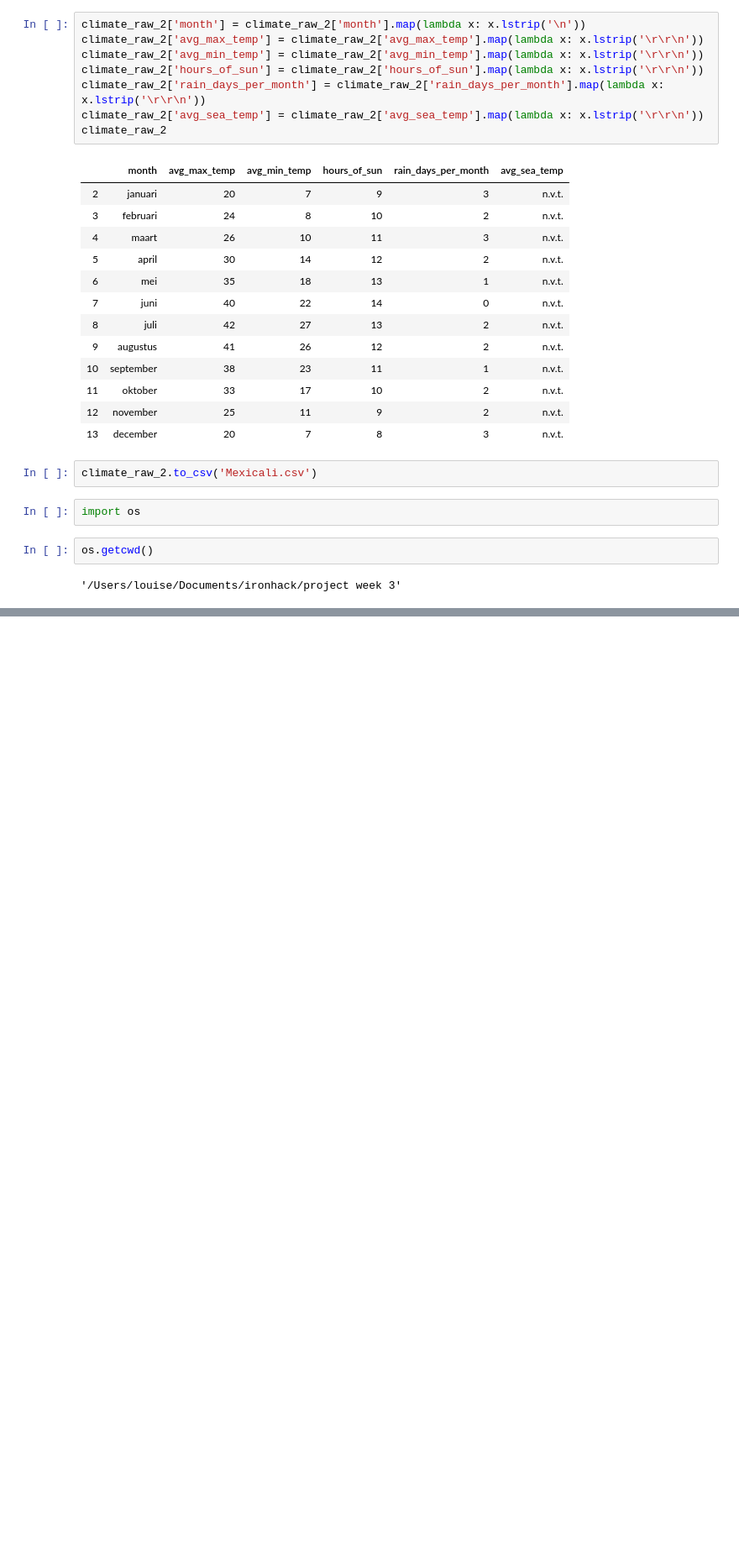
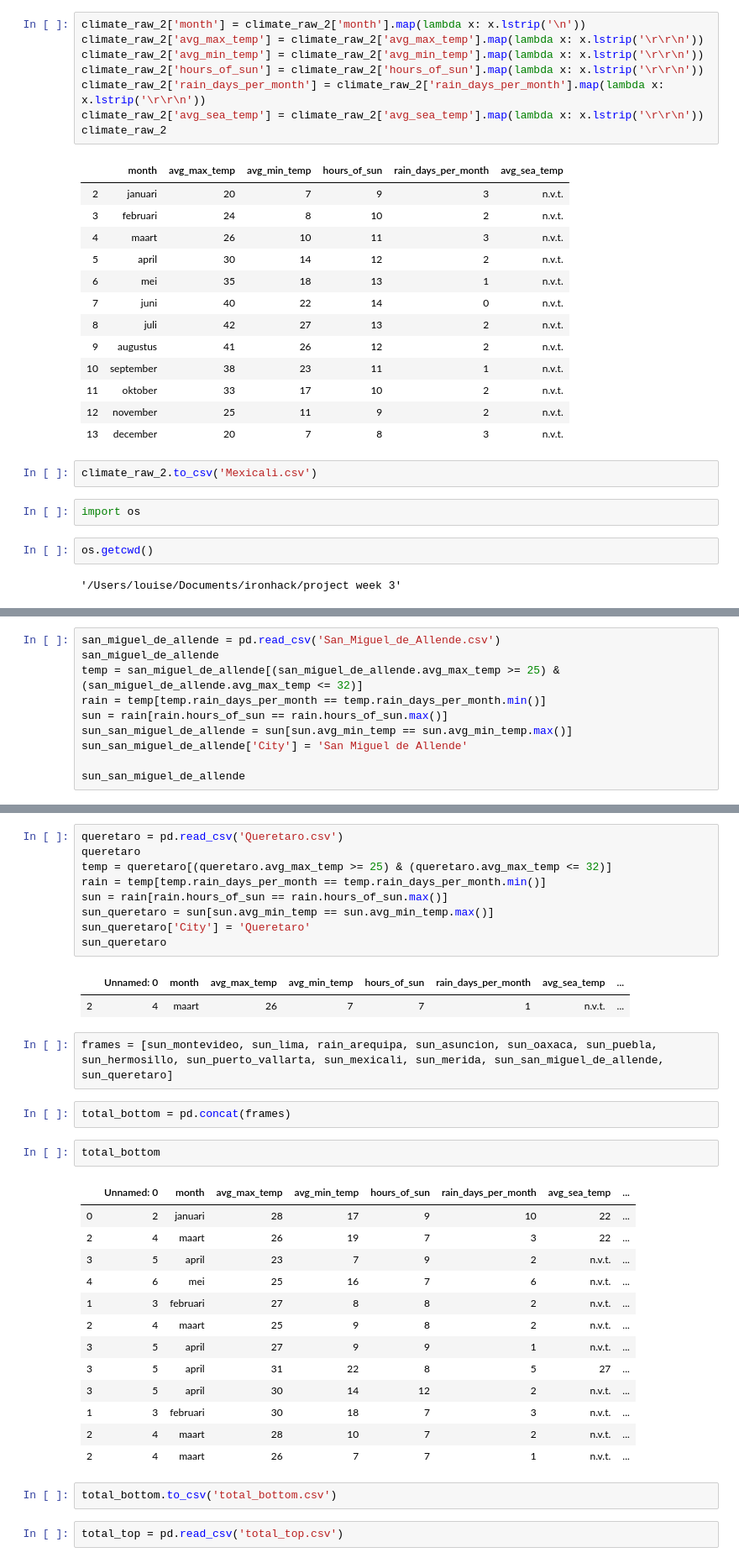
Before and after one commit to LouiseMerle/Project-South-America, a Jupyter notebook: climate data.ipynb, the cells around one changed output, grey strips where cells are left out. Shown: that part at 84% size. Cells and saved outputs as stored; diff of their text form; blank space fills up the shorter version.

```diff
--- a/climate data.ipynb
+++ b/climate data.ipynb
@@ -81,0 +218,10 @@ os.getcwd()
+# %%
+san_miguel_de_allende = pd.read_csv('San_Miguel_de_Allende.csv')
+san_miguel_de_allende
+temp = san_miguel_de_allende[(san_miguel_de_allende.avg_max_temp >= 25) & (san_miguel_de_allende.avg_max_temp <= 32)]
+rain = temp[temp.rain_days_per_month == temp.rain_days_per_month.min()]
+sun = rain[rain.hours_of_sun == rain.hours_of_sun.max()]
+sun_san_miguel_de_allende = sun[sun.avg_min_temp == sun.avg_min_temp.max()]
+sun_san_miguel_de_allende['City'] = 'San Miguel de Allende'
+
+sun_san_miguel_de_allende
@@ -81,0 +236,36 @@ os.getcwd()
+# %%
+queretaro = pd.read_csv('Queretaro.csv')
+queretaro
+temp = queretaro[(queretaro.avg_max_temp >= 25) & (queretaro.avg_max_temp <= 32)]
+rain = temp[temp.rain_days_per_month == temp.rain_days_per_month.min()]
+sun = rain[rain.hours_of_sun == rain.hours_of_sun.max()]
+sun_queretaro = sun[sun.avg_min_temp == sun.avg_min_temp.max()]
+sun_queretaro['City'] = 'Queretaro'
+sun_queretaro
+# %% [output]
+|  | Unnamed: 0 | month | avg_max_temp | avg_min_temp | hours_of_sun | rain_days_per_month | avg_sea_temp | ... |
+| 2 | 4 | maart | 26 | 7 | 7 | 1 | n.v.t. | ... |
+# %%
+frames = [sun_montevideo, sun_lima, rain_arequipa, sun_asuncion, sun_oaxaca, sun_puebla, sun_hermosillo, sun_puerto_vallarta, sun_mexicali, sun_merida, sun_san_miguel_de_allende, sun_queretaro]
+# %%
+total_bottom = pd.concat(frames)
+# %%
+total_bottom
+# %% [output]
+|  | Unnamed: 0 | month | avg_max_temp | avg_min_temp | hours_of_sun | rain_days_per_month | avg_sea_temp | ... |
+| 0 | 2 | januari | 28 | 17 | 9 | 10 | 22 | ... |
+| 2 | 4 | maart | 26 | 19 | 7 | 3 | 22 | ... |
+| 3 | 5 | april | 23 | 7 | 9 | 2 | n.v.t. | ... |
+| 4 | 6 | mei | 25 | 16 | 7 | 6 | n.v.t. | ... |
+| 1 | 3 | februari | 27 | 8 | 8 | 2 | n.v.t. | ... |
+| 2 | 4 | maart | 25 | 9 | 8 | 2 | n.v.t. | ... |
+| 3 | 5 | april | 27 | 9 | 9 | 1 | n.v.t. | ... |
+| 3 | 5 | april | 31 | 22 | 8 | 5 | 27 | ... |
+| 3 | 5 | april | 30 | 14 | 12 | 2 | n.v.t. | ... |
+| 1 | 3 | februari | 30 | 18 | 7 | 3 | n.v.t. | ... |
+| 2 | 4 | maart | 28 | 10 | 7 | 2 | n.v.t. | ... |
+| 2 | 4 | maart | 26 | 7 | 7 | 1 | n.v.t. | ... |
+# %%
+total_bottom.to_csv('total_bottom.csv')
+# %%
+total_top = pd.read_csv('total_top.csv')
```
Also changed, not shown: parts of 20 cells of this notebook.
